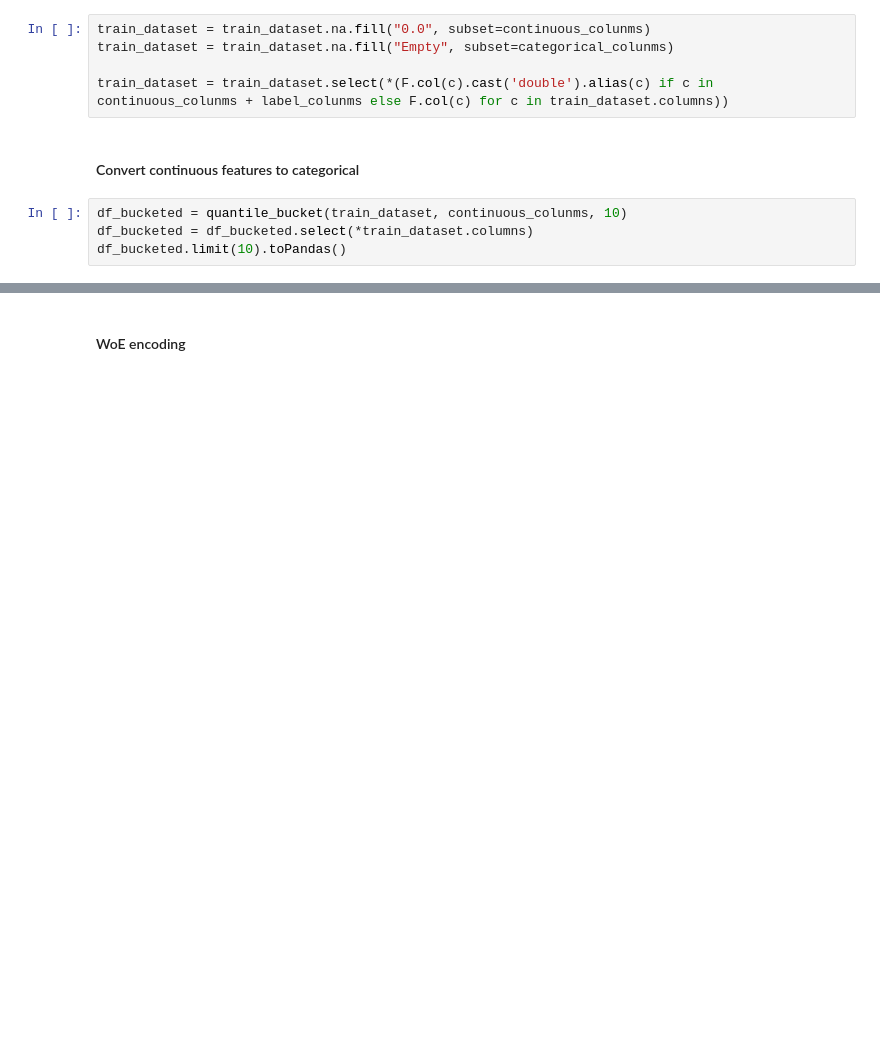
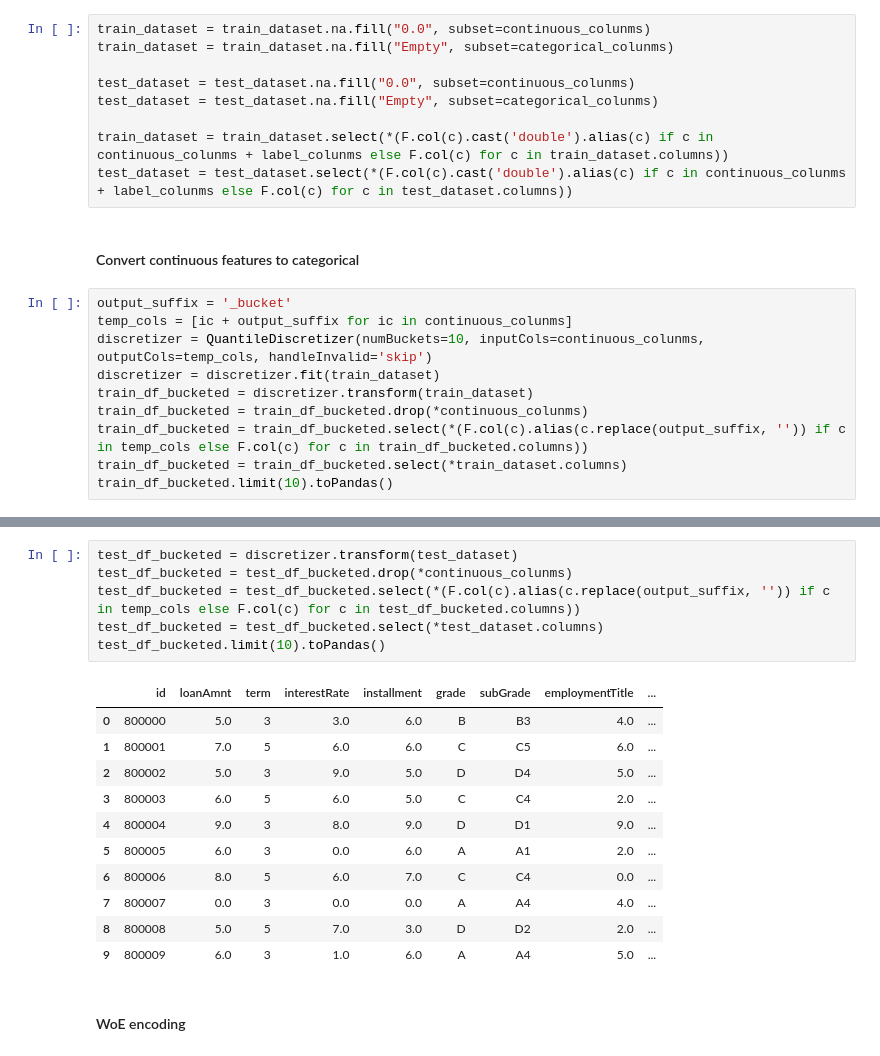
Before and after one commit to meta-soul/MetaSpore, a Jupyter notebook: demo/dataset/tianchi_loan/woe.ipynb, the cells around one changed output, grey strips where cells are left out. Drawn from its saved outputs; the diff is of its cells as text; blank space fills up the shorter version.

```diff
--- a/demo/dataset/tianchi_loan/woe.ipynb
+++ b/demo/dataset/tianchi_loan/woe.ipynb
@@ -68,11 +85,21 @@ colunms_to_woe = [c for c in train_dataset.columns if c not in label_colunms + s
 train_dataset = train_dataset.na.fill("0.0", subset=continuous_colunms)
 train_dataset = train_dataset.na.fill("Empty", subset=categorical_colunms)
 
+test_dataset = test_dataset.na.fill("0.0", subset=continuous_colunms)
+test_dataset = test_dataset.na.fill("Empty", subset=categorical_colunms)
+
 train_dataset = train_dataset.select(*(F.col(c).cast('double').alias(c) if c in continuous_colunms + label_colunms else F.col(c) for c in train_dataset.columns))
+test_dataset = test_dataset.select(*(F.col(c).cast('double').alias(c) if c in continuous_colunms + label_colunms else F.col(c) for c in test_dataset.columns))
 # %% [markdown]
 #### Convert continuous features to categorical
 # %%
-df_bucketed = quantile_bucket(train_dataset, continuous_colunms, 10)
-df_bucketed = df_bucketed.select(*train_dataset.columns)
-df_bucketed.limit(10).toPandas()
+output_suffix = '_bucket'
+temp_cols = [ic + output_suffix for ic in continuous_colunms]
+discretizer = QuantileDiscretizer(numBuckets=10, inputCols=continuous_colunms, outputCols=temp_cols, handleInvalid='skip')
+discretizer = discretizer.fit(train_dataset)
+train_df_bucketed = discretizer.transform(train_dataset)
+train_df_bucketed = train_df_bucketed.drop(*continuous_colunms)
+train_df_bucketed = train_df_bucketed.select(*(F.col(c).alias(c.replace(output_suffix, '')) if c in temp_cols else F.col(c) for c in train_df_bucketed.columns))
+train_df_bucketed = train_df_bucketed.select(*train_dataset.columns)
+train_df_bucketed.limit(10).toPandas()
 # %% [output]
@@ -92,6 +119,24 @@ df_bucketed.limit(10).toPandas()
 | 7 | 7 | 4.0 | 3 | 6.0 | 5.0 | C | C3 | 8.0 | ... |
 | 8 | 8 | 5.0 | 3 | 5.0 | 5.0 | C | C2 | 1.0 | ... |
 | 9 | 9 | 2.0 | 3 | 3.0 | 1.0 | B | B4 | 1.0 | ... |
+# %%
+test_df_bucketed = discretizer.transform(test_dataset)
+test_df_bucketed = test_df_bucketed.drop(*continuous_colunms)
+test_df_bucketed = test_df_bucketed.select(*(F.col(c).alias(c.replace(output_suffix, '')) if c in temp_cols else F.col(c) for c in test_df_bucketed.columns))
+test_df_bucketed = test_df_bucketed.select(*test_dataset.columns)
+test_df_bucketed.limit(10).toPandas()
+# %% [output]
+|  | id | loanAmnt | term | interestRate | installment | grade | subGrade | employmentTitle | ... |
+| 0 | 800000 | 5.0 | 3 | 3.0 | 6.0 | B | B3 | 4.0 | ... |
+| 1 | 800001 | 7.0 | 5 | 6.0 | 6.0 | C | C5 | 6.0 | ... |
+| 2 | 800002 | 5.0 | 3 | 9.0 | 5.0 | D | D4 | 5.0 | ... |
+| 3 | 800003 | 6.0 | 5 | 6.0 | 5.0 | C | C4 | 2.0 | ... |
+| 4 | 800004 | 9.0 | 3 | 8.0 | 9.0 | D | D1 | 9.0 | ... |
+| 5 | 800005 | 6.0 | 3 | 0.0 | 6.0 | A | A1 | 2.0 | ... |
+| 6 | 800006 | 8.0 | 5 | 6.0 | 7.0 | C | C4 | 0.0 | ... |
+| 7 | 800007 | 0.0 | 3 | 0.0 | 0.0 | A | A4 | 4.0 | ... |
+| 8 | 800008 | 5.0 | 5 | 7.0 | 3.0 | D | D2 | 2.0 | ... |
+| 9 | 800009 | 6.0 | 3 | 1.0 | 6.0 | A | A4 | 5.0 | ... |
 # %% [markdown]
 #### WoE encoding
 # %%
```
Also changed, not shown: parts of 7 cells of this notebook, 3 other files.
